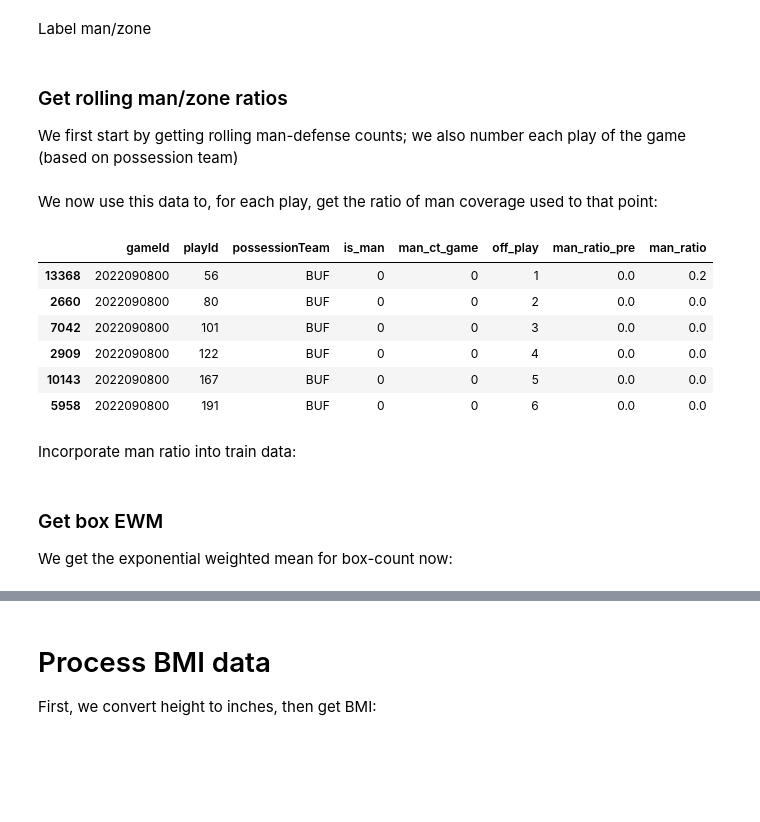
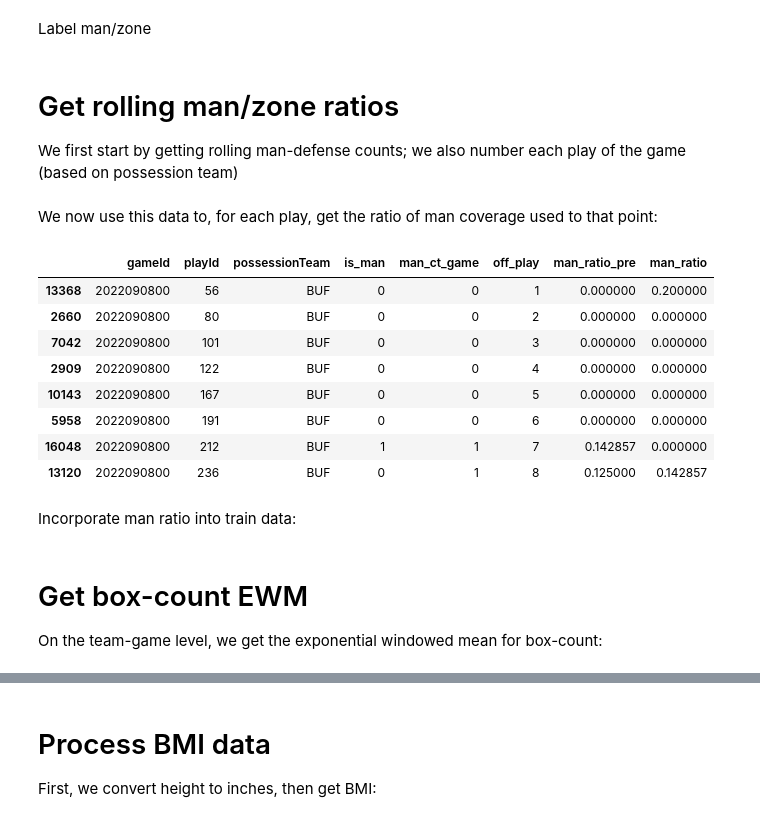
Before and after one commit to meagvo/NFL_BDB2025, a Jupyter notebook: weight_box_eda.ipynb, the cells around one changed output, grey strips where cells are left out. Cells and saved outputs as stored; diff of their text form; code cells hidden in the pictures; blank space fills up the shorter version.

Commit message:
mild correction to bmi/box count data processing

```diff
--- a/weight_box_eda.ipynb
+++ b/weight_box_eda.ipynb
@@ -39,12 +23,11 @@ df_players = pd.read_csv(os.path.join(root_dir,'data/players.csv'))
 # %% [markdown]
 Label man/zone
 # %%
-df_play = pd.read_csv(os.path.join(root_dir,'data/plays.csv')).sort_values(by=['gameId','possessionTeam','playId'])
 df_play['pff_manZone'] = df_play['pff_manZone'].fillna('UNK')
 df_play['is_man'] = 0
 df_play.loc[df_play['pff_manZone'] == 'Man','is_man'] = 1
 # %% [markdown]
-### Get rolling man/zone ratios
+# Get rolling man/zone ratios
 
 We first start by getting rolling man-defense counts; we also number each play of the game (based on possession team)
 # %%
@@ -55,24 +38,26 @@ We now use this data to, for each play, get the ratio of man coverage used to th
 # %%
 df_play['man_ratio_pre'] = df_play['man_ct_game']/df_play['off_play']
 df_play['man_ratio'] = df_play.groupby(['gameId','possessionTeam']).man_ratio_pre.shift(1)
 df_play['man_ratio'] = df_play['man_ratio'].fillna(.2)
-df_play[['gameId','playId','possessionTeam','is_man','man_ct_game','off_play','man_ratio_pre','man_ratio']].head(6)
+df_play[['gameId','playId','possessionTeam','is_man','man_ct_game','off_play','man_ratio_pre','man_ratio']].head(8)
 # %% [output]
 |  | gameId | playId | possessionTeam | is_man | man_ct_game | off_play | man_ratio_pre | man_ratio |
-| 13368 | 2022090800 | 56 | BUF | 0 | 0 | 1 | 0.0 | 0.2 |
-| 2660 | 2022090800 | 80 | BUF | 0 | 0 | 2 | 0.0 | 0.0 |
-| 7042 | 2022090800 | 101 | BUF | 0 | 0 | 3 | 0.0 | 0.0 |
-| 2909 | 2022090800 | 122 | BUF | 0 | 0 | 4 | 0.0 | 0.0 |
-| 10143 | 2022090800 | 167 | BUF | 0 | 0 | 5 | 0.0 | 0.0 |
-| 5958 | 2022090800 | 191 | BUF | 0 | 0 | 6 | 0.0 | 0.0 |
+| 13368 | 2022090800 | 56 | BUF | 0 | 0 | 1 | 0.000000 | 0.200000 |
+| 2660 | 2022090800 | 80 | BUF | 0 | 0 | 2 | 0.000000 | 0.000000 |
+| 7042 | 2022090800 | 101 | BUF | 0 | 0 | 3 | 0.000000 | 0.000000 |
+| 2909 | 2022090800 | 122 | BUF | 0 | 0 | 4 | 0.000000 | 0.000000 |
+| 10143 | 2022090800 | 167 | BUF | 0 | 0 | 5 | 0.000000 | 0.000000 |
+| 5958 | 2022090800 | 191 | BUF | 0 | 0 | 6 | 0.000000 | 0.000000 |
+| 16048 | 2022090800 | 212 | BUF | 1 | 1 | 7 | 0.142857 | 0.000000 |
+| 13120 | 2022090800 | 236 | BUF | 0 | 1 | 8 | 0.125000 | 0.142857 |
 # %% [markdown]
 Incorporate man ratio into train data:
 # %%
 train_data = train_data.merge(df_play[['gameId','playId','man_ratio']],how='left')
 # %% [markdown]
-### Get box EWM
+# Get box-count EWM
 
-We get the exponential weighted mean for box-count now:
+On the team-game level, we get the exponential windowed mean for box-count:
 # %%
 train_data['box_ewm_pre'] = train_data.groupby(['gameId','possessionTeam'])['n_defense_box'].transform(lambda x: x.ewm(alpha=.1).mean())
 train_data['box_ewm'] = train_data.groupby(['gameId','possessionTeam']).box_ewm_pre.shift(1)
```
Also changed, not shown: parts of 28 cells of this notebook, 2 other files.
